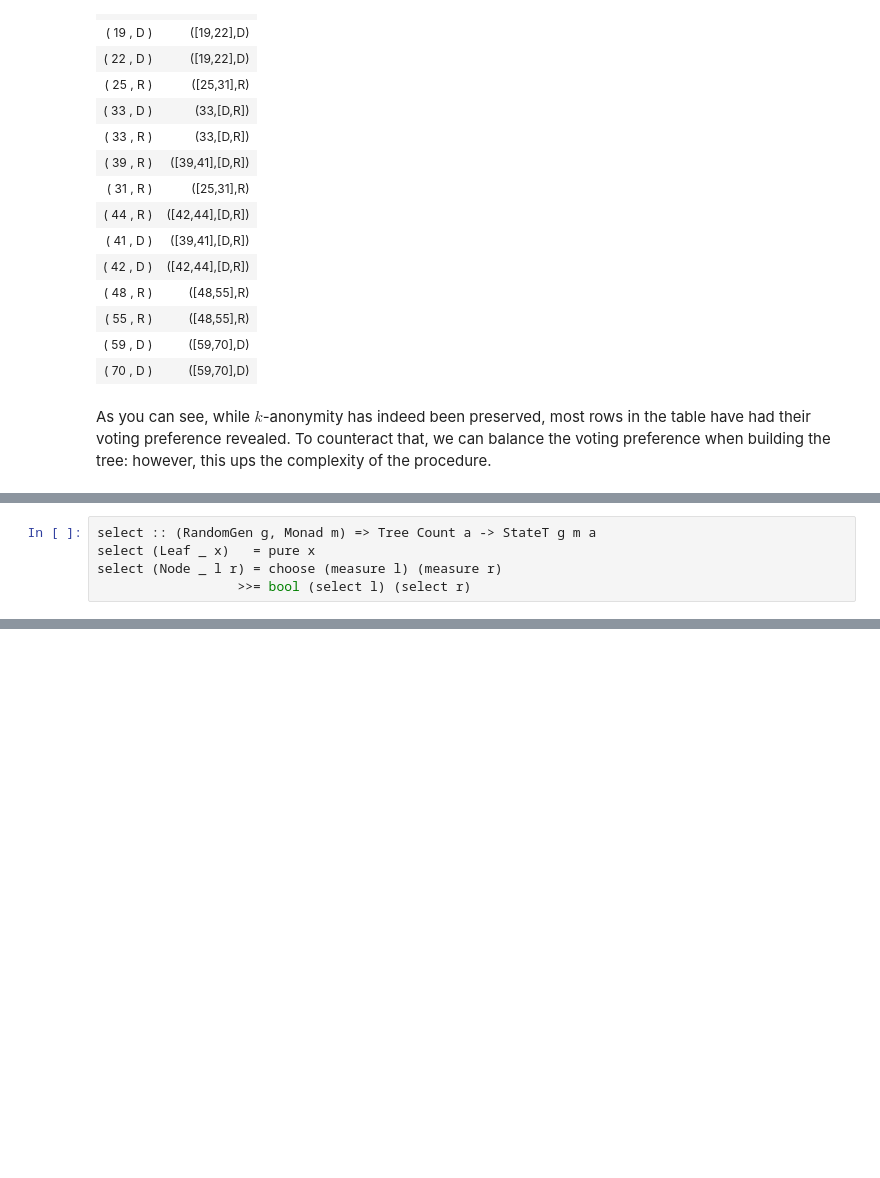
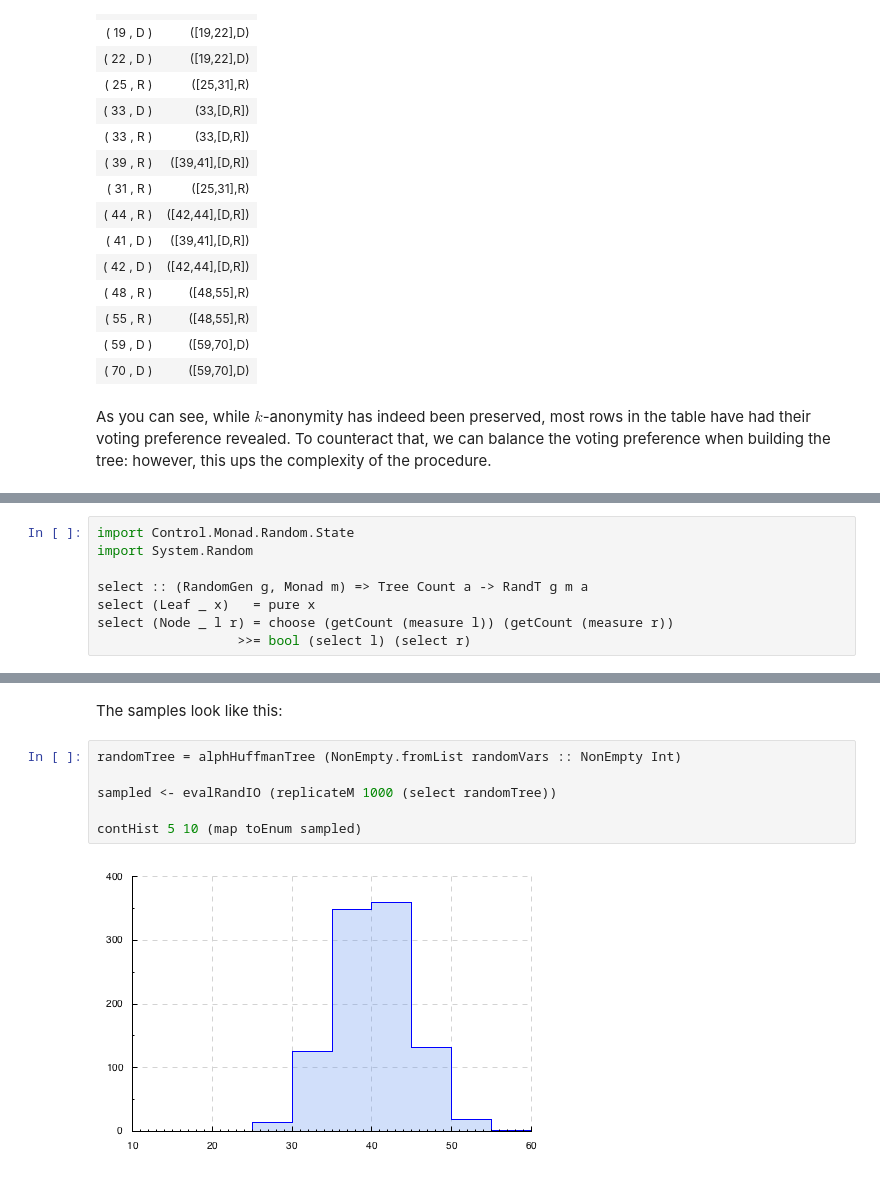
Before and after one commit to oisdk/IHaskell, a Jupyter notebook: notebooks/Privacy.ipynb, the cells around one changed output, grey strips where cells are left out. Cells and saved outputs as stored; diff of their text form; blank space fills up the shorter version.

```diff
--- a/notebooks/Privacy.ipynb
+++ b/notebooks/Privacy.ipynb
@@ -675,5 +617,8 @@ Then, we'll need to be able to randomly choose an item from a histogram (represe
 # %%
-select :: (RandomGen g, Monad m) => Tree Count a -> StateT g m a
+import Control.Monad.Random.State
+import System.Random
+
+select :: (RandomGen g, Monad m) => Tree Count a -> RandT g m a
 select (Leaf _ x)   = pure x
-select (Node _ l r) = choose (measure l) (measure r)
+select (Node _ l r) = choose (getCount (measure l)) (getCount (measure r))
                   >>= bool (select l) (select r)
@@ -732,0 +642,10 @@ anonymize = undefined
+# %% [markdown]
+The samples look like this:
+# %%
+randomTree = alphHuffmanTree (NonEmpty.fromList randomVars :: NonEmpty Int)
+
+sampled <- evalRandIO (replicateM 1000 (select randomTree))
+
+contHist 5 10 (map toEnum sampled)
+# %% [output]
+[figure, added]
```
Also changed, not shown: parts of 24 cells of this notebook, 6 other files.
